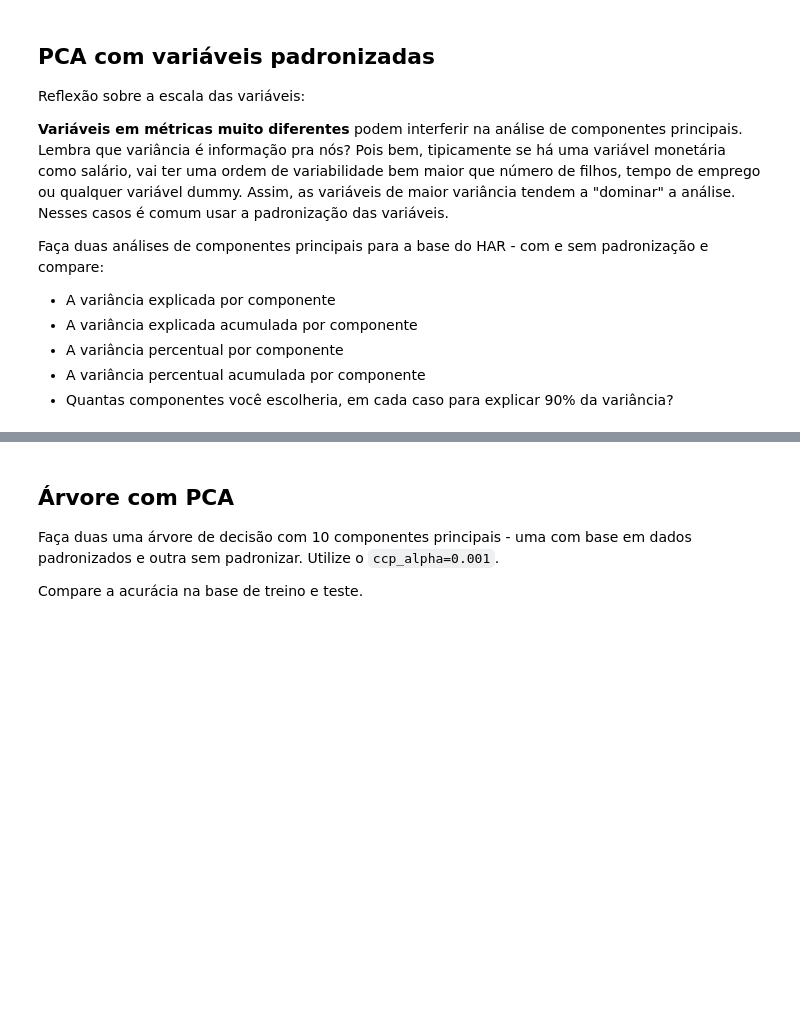
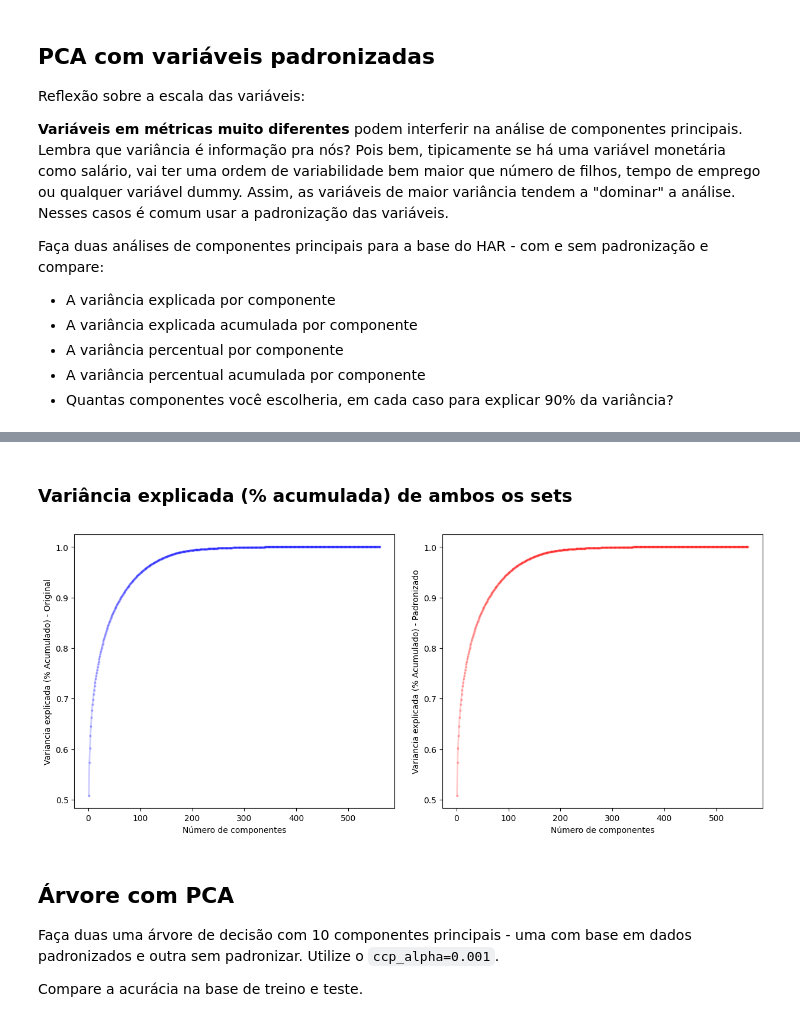
Before and after one commit to PedroHang/PCA-2, a Jupyter notebook: pca2.ipynb, the cells around one changed output, grey strips where cells are left out. Cells and saved outputs as stored; diff of their text form; code cells hidden in the pictures; blank space fills up the shorter version.

```diff
--- a/pca2.ipynb
+++ b/pca2.ipynb
@@ -58,3 +292,31 @@ X_train_pad.head()
+# %% [markdown]
+### Variância explicada (% acumulada) de ambos os sets
+# %%
+fig, ax = plt.subplots(1, 2, sharex=True, figsize=(15, 6))
+plt.subplots_adjust(hspace=0, wspace=.15)
+
+
+
+num_componentes = np.arange(princomp.n_components_) + 1
+num_componentes_pad = np.arange(princomp_pad.n_components_) + 1
+
+ampli_y1 = princomp.explained_variance_ratio_[0]
+
+ax[0].plot(num_componentes, princomp.explained_variance_ratio_.cumsum(), 'o-', linewidth=2, color='blue', markersize=2, alpha=.2)
+ax[0].set_xlabel('Número de componentes')
+ax[0].set_ylabel('Variancia explicada (% Acumulado) - Original')
+
+
+
+ampli_y2 = princomp_pad.explained_variance_ratio_[0]
+
+ax[1].plot(num_componentes_pad, princomp_pad.explained_variance_ratio_.cumsum(), 'o-', linewidth=2, color='red', markersize=2, alpha=.2)
+ax[1].set_xlabel('Número de componentes')
+ax[1].set_ylabel('Variancia explicada (% Acumulado) - Padronizado')
+
+plt.show()
+# %% [output]
+[figure, added]
 # %% [markdown]
 ## Árvore com PCA
 
```
Also changed, not shown: parts of 34 cells of this notebook, 1 other file.
